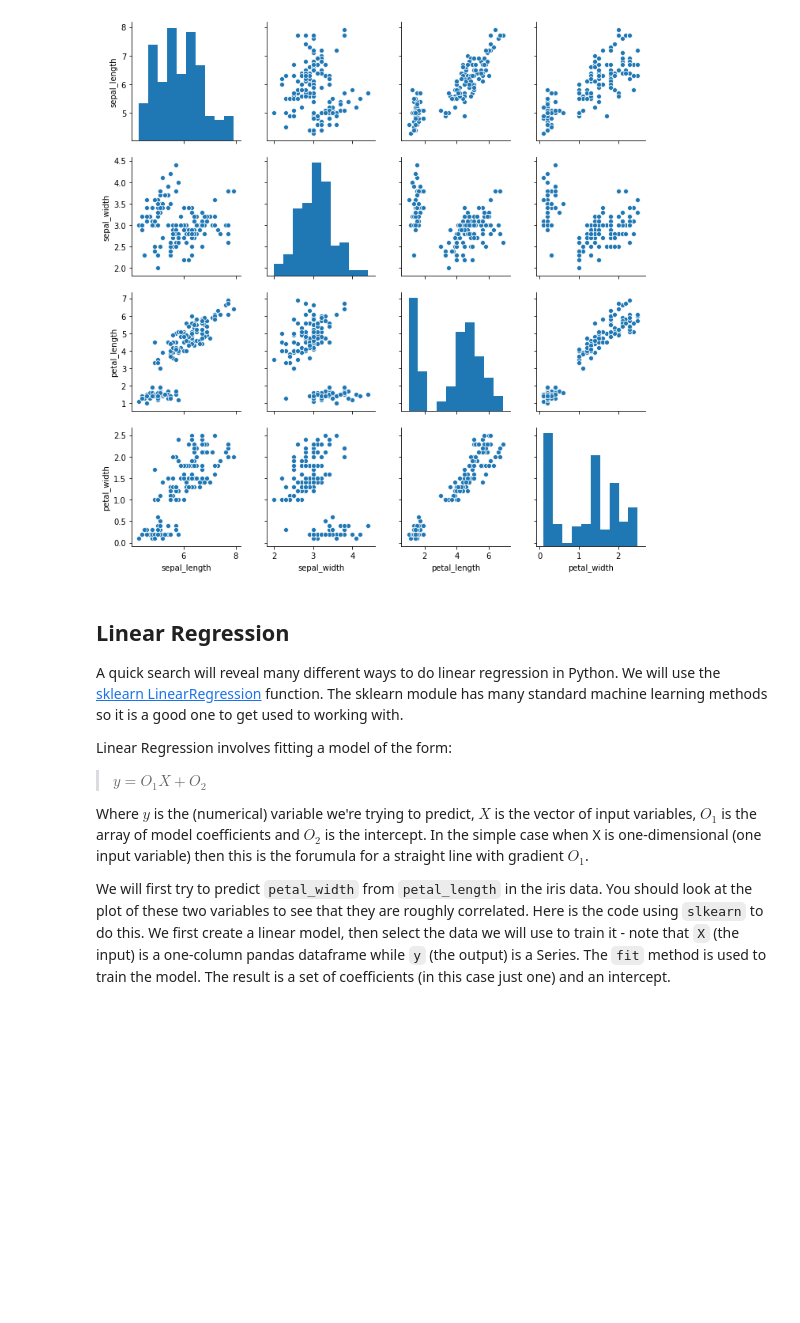
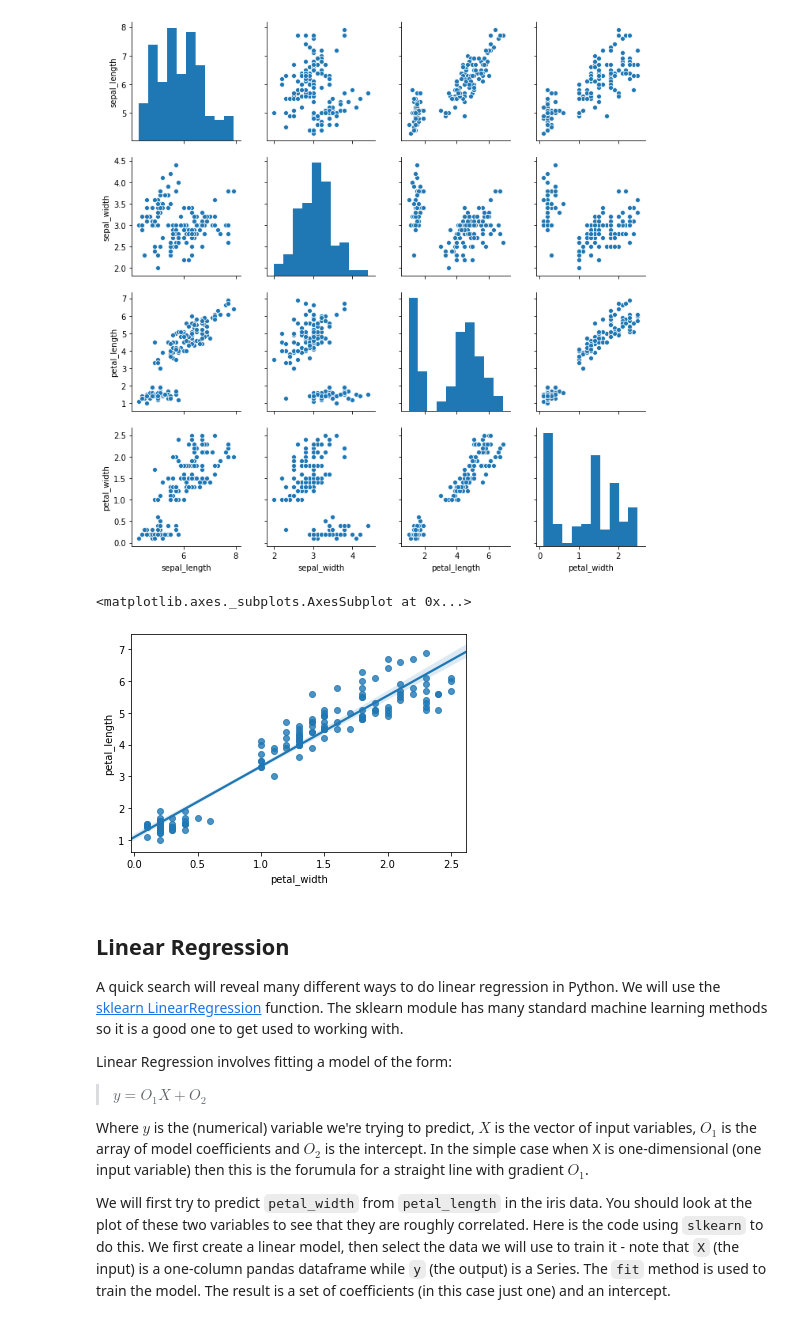
Before and after one commit to bhagyashreedhebe/MQ_DataScience, a Jupyter notebook: COMP6200 Week 5.ipynb, the cells around one changed output. Saved outputs shown, nothing was run; the diff lists cells and outputs as text; code cells hidden in the pictures; blank space fills up the shorter version.

```diff
--- a/COMP6200 Week 5.ipynb
+++ b/COMP6200 Week 5.ipynb
@@ -39,6 +60,11 @@ sns.pairplot(iris)
 # %% [output]
 <seaborn.axisgrid.PairGrid at 0x...>
 [figure]
+# %%
+sns.regplot('petal_width', 'petal_length', data=iris)
+# %% [output]
+<matplotlib.axes._subplots.AxesSubplot at 0x...>
+[figure, added]
 # %% [markdown]
 ## Linear Regression
 
```
Also changed, not shown: parts of 16 cells of this notebook.
